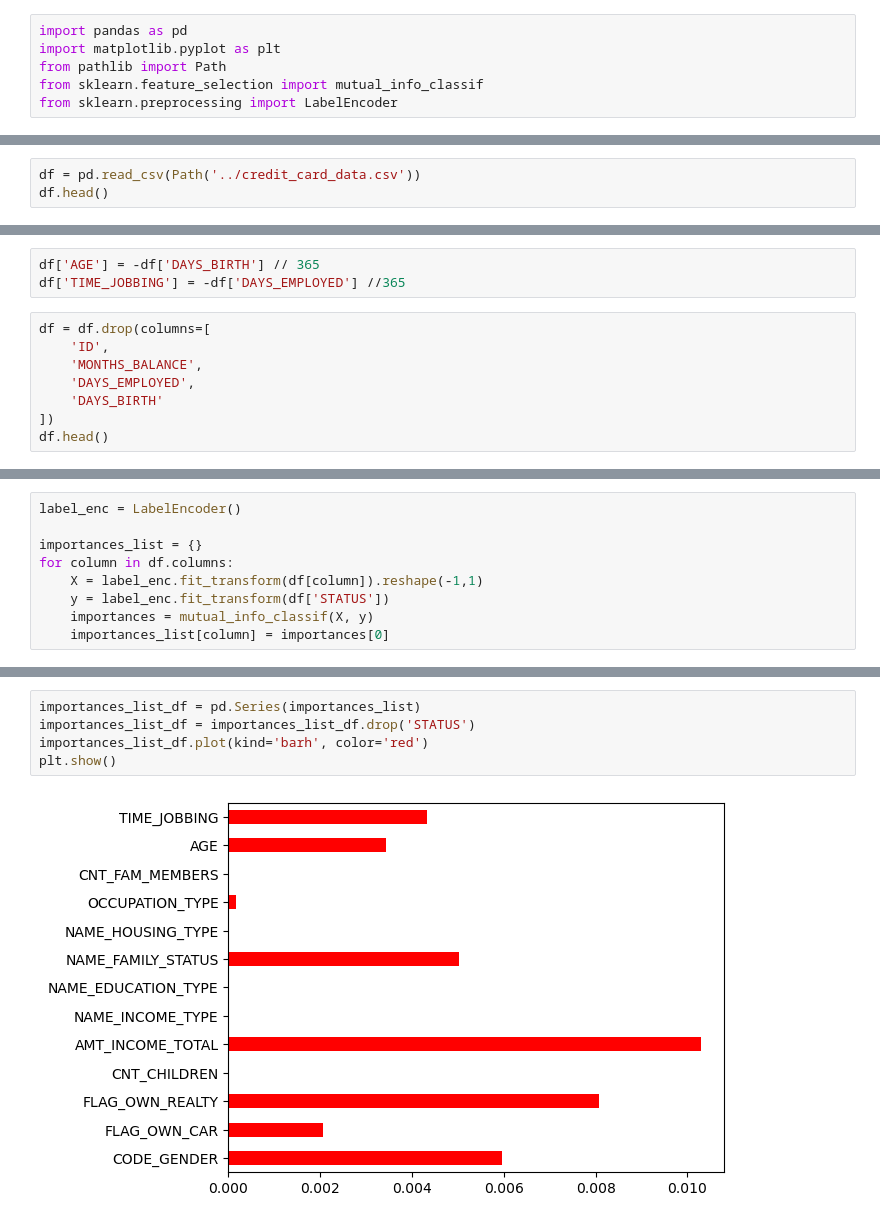
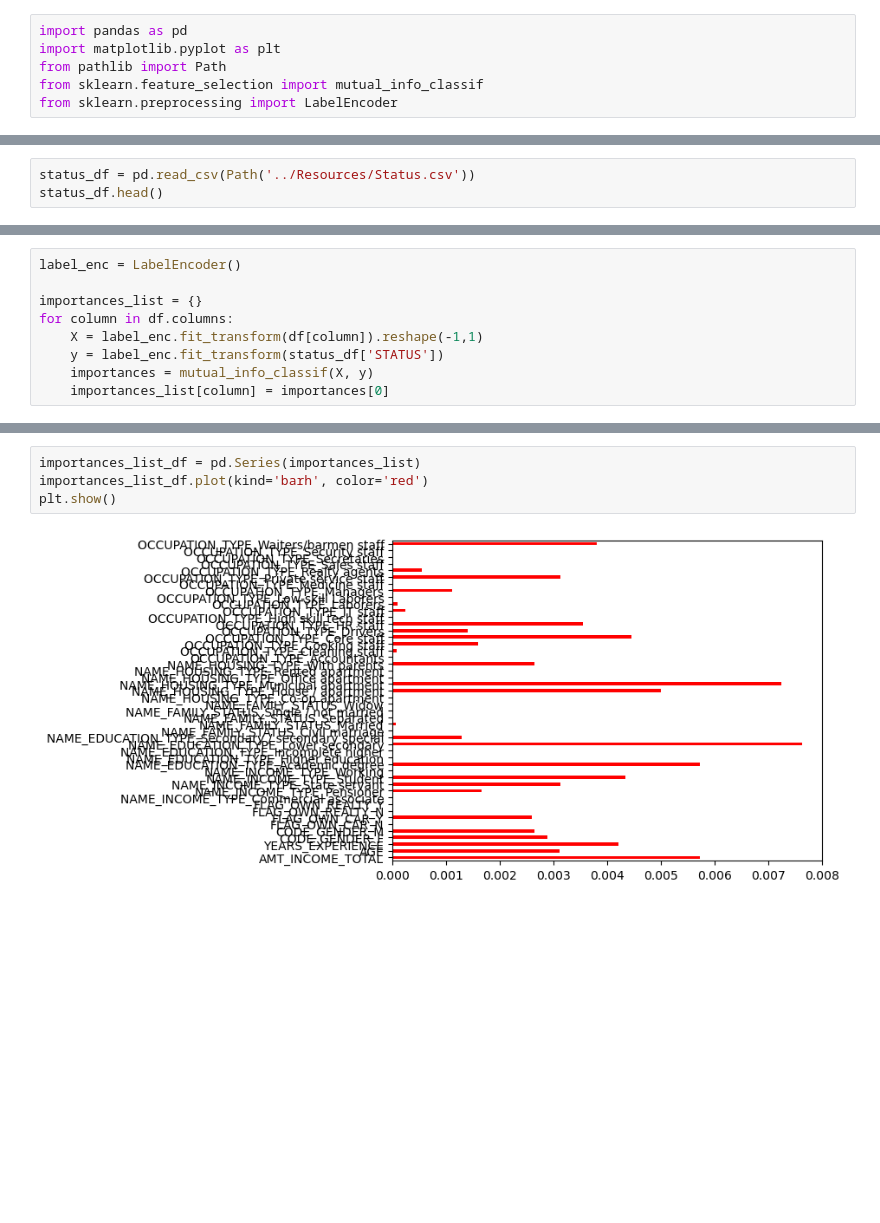
Before and after one commit to Ljubrich/Project-4-Group-1, a Jupyter notebook: Resources/feature_selection.ipynb, the cells around one changed output, grey strips where cells are left out. Cells and saved outputs as stored; diff of their text form; blank space fills up the shorter version.

```diff
--- a/Resources/feature_selection.ipynb
+++ b/Resources/feature_selection.ipynb
@@ -7,4 +24,4 @@ from sklearn.preprocessing import LabelEncoder
 # %%
-df = pd.read_csv(Path('../credit_card_data.csv'))
-df.head()
+status_df = pd.read_csv(Path('../Resources/Status.csv'))
+status_df.head()
 # %% [output]
@@ -36,12 +53 @@ CNT_FAM_MEMBERS            9
 dtype: int64
-# %%
-df['AGE'] = -df['DAYS_BIRTH'] // 365
-df['TIME_JOBBING'] = -df['DAYS_EMPLOYED'] //365
-# %%
-df = df.drop(columns=[
-    'ID',
-    'MONTHS_BALANCE',
-    'DAYS_EMPLOYED',
-    'DAYS_BIRTH'
-])
-df.head()
@@ -58,7 +57,7 @@ label_enc = LabelEncoder()
 importances_list = {}
 for column in df.columns:
     X = label_enc.fit_transform(df[column]).reshape(-1,1)
-    y = label_enc.fit_transform(df['STATUS'])
+    y = label_enc.fit_transform(status_df['STATUS'])
     importances = mutual_info_classif(X, y)
     importances_list[column] = importances[0]
 # %%
@@ -68,7 +67,6 @@ print(importances_list)
 # %%
 importances_list_df = pd.Series(importances_list)
-importances_list_df = importances_list_df.drop('STATUS')
 importances_list_df.plot(kind='barh', color='red')
 plt.show()
 # %% [output]
-[figure, old version]
+[figure, new version]
```
Also changed, not shown: parts of 5 cells of this notebook, 4 other files.
